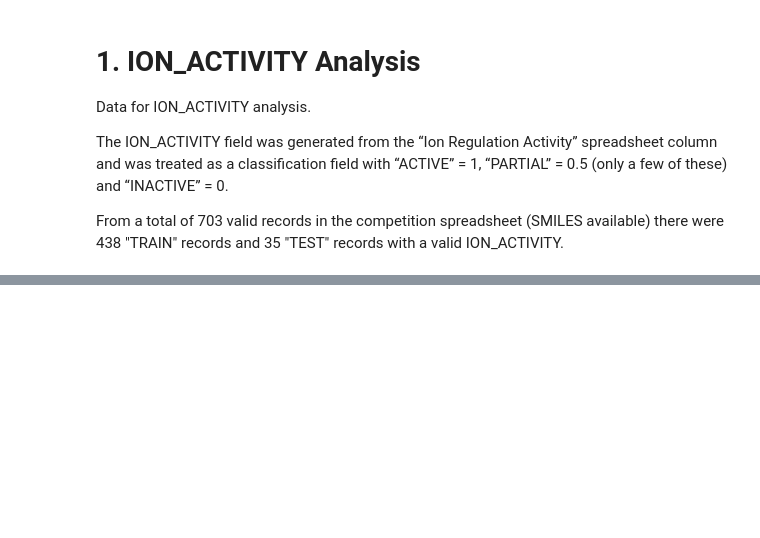
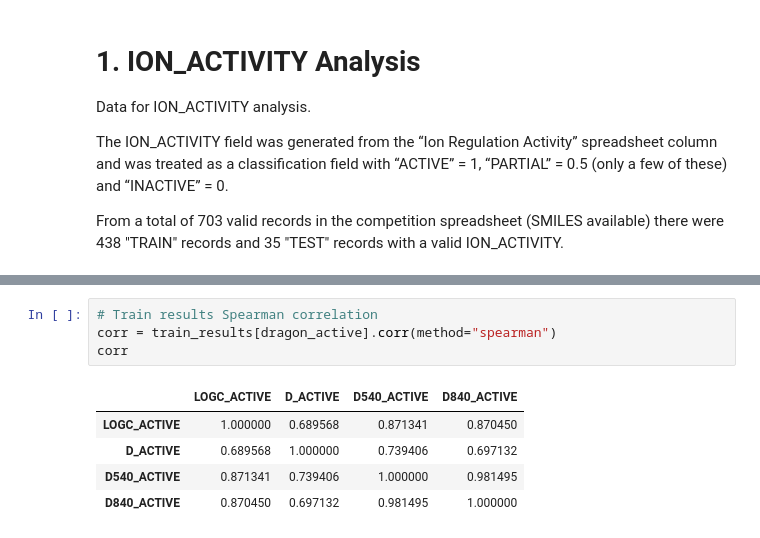
Before and after one commit to kellerberrin/OSM-QSAR, a Jupyter notebook: Results/OSM Prelim Results.ipynb, the cells around one changed output, grey strips where cells are left out. Drawn from its saved outputs; the diff is of its cells as text; blank space fills up the shorter version.

```diff
--- a/Results/OSM Prelim Results.ipynb
+++ b/Results/OSM Prelim Results.ipynb
@@ -227,0 +141,10 @@ om
+# %%
+# Train results Spearman correlation
+corr = train_results[dragon_active].corr(method="spearman")
+corr
+# %% [output]
+|  | LOGC_ACTIVE | D_ACTIVE | D540_ACTIVE | D840_ACTIVE |
+| LOGC_ACTIVE | 1.000000 | 0.689568 | 0.871341 | 0.870450 |
+| D_ACTIVE | 0.689568 | 1.000000 | 0.739406 | 0.697132 |
+| D540_ACTIVE | 0.871341 | 0.739406 | 1.000000 | 0.981495 |
+| D840_ACTIVE | 0.870450 | 0.697132 | 0.981495 | 1.000000 |
```
Also changed, not shown: parts of 50 cells of this notebook, 19 other files.
